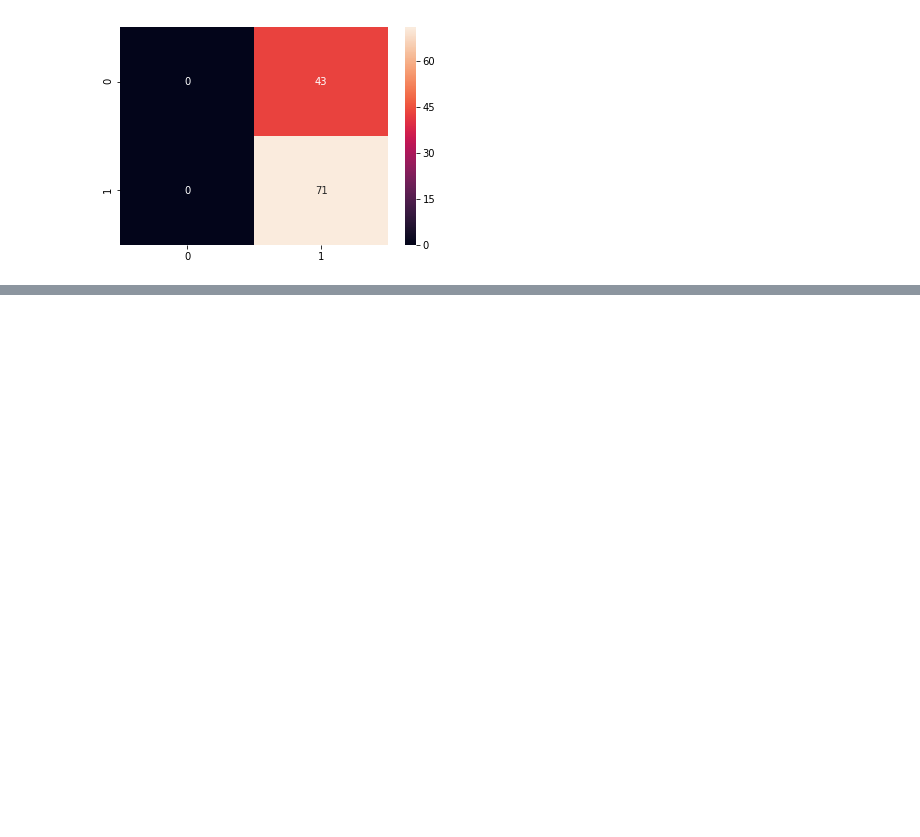
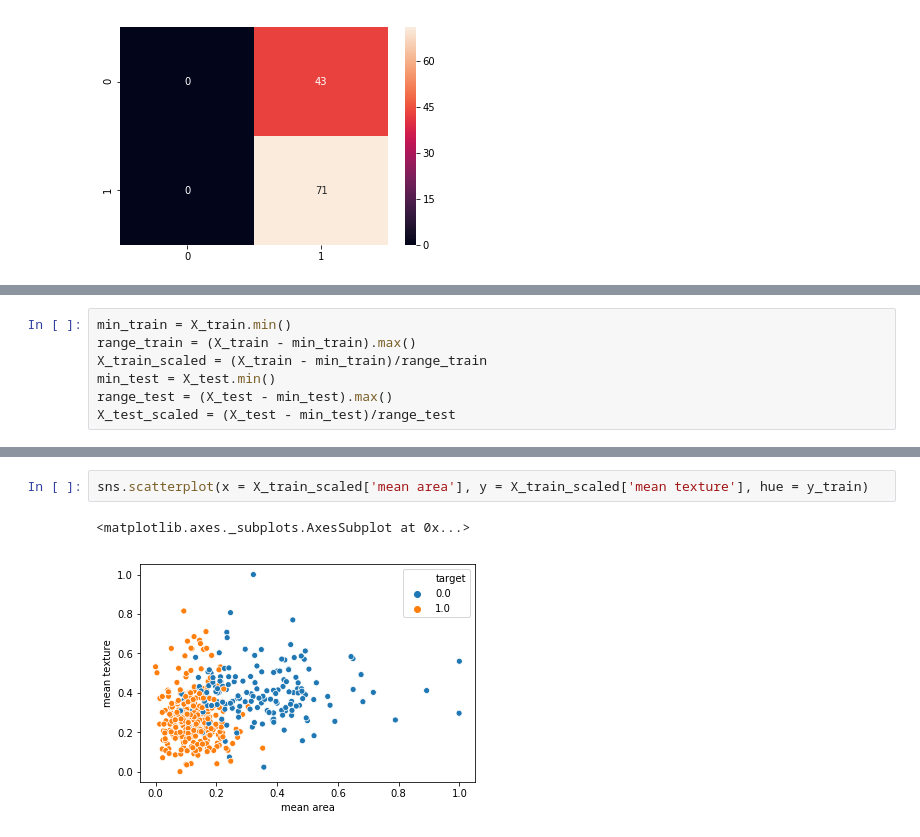
Before and after one commit to aramki/breastCancerClassification, a Jupyter notebook: breastCancerClassification.ipynb, the cells around one changed output, grey strips where cells are left out. Drawn from its saved outputs; the diff is of its cells as text; blank space fills up the shorter version.

```diff
--- a/breastCancerClassification.ipynb
+++ b/breastCancerClassification.ipynb
@@ -137,0 +143,7 @@ sns.heatmap(confusionMatrix, annot=True)
+# %%
+min_train = X_train.min()
+range_train = (X_train - min_train).max()
+X_train_scaled = (X_train - min_train)/range_train
+min_test = X_test.min()
+range_test = (X_test - min_test).max()
+X_test_scaled = (X_test - min_test)/range_test
@@ -137,0 +157,5 @@ sns.heatmap(confusionMatrix, annot=True)
+# %%
+sns.scatterplot(x = X_train_scaled['mean area'], y = X_train_scaled['mean texture'], hue = y_train)
+# %% [output]
+<matplotlib.axes._subplots.AxesSubplot at 0x...>
+[figure, added]
```
Also changed, not shown: parts of 16 cells of this notebook.
